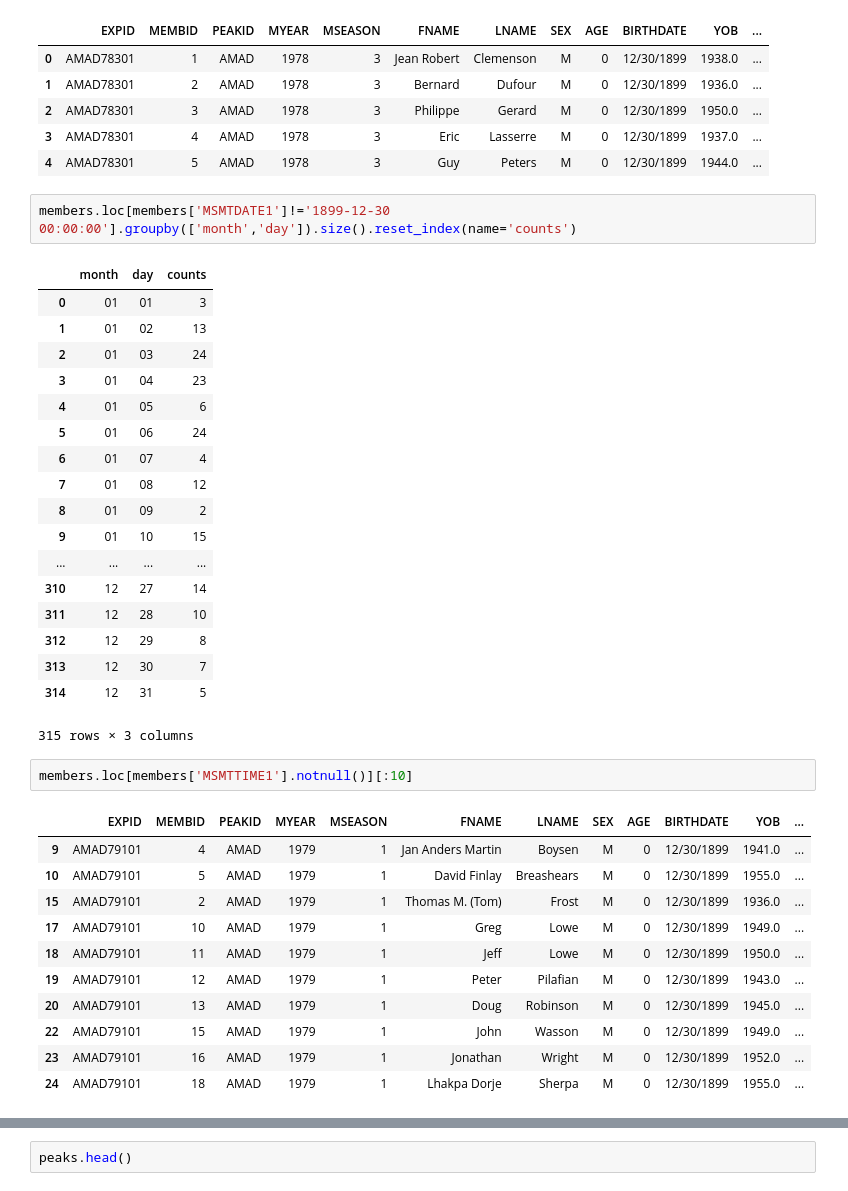
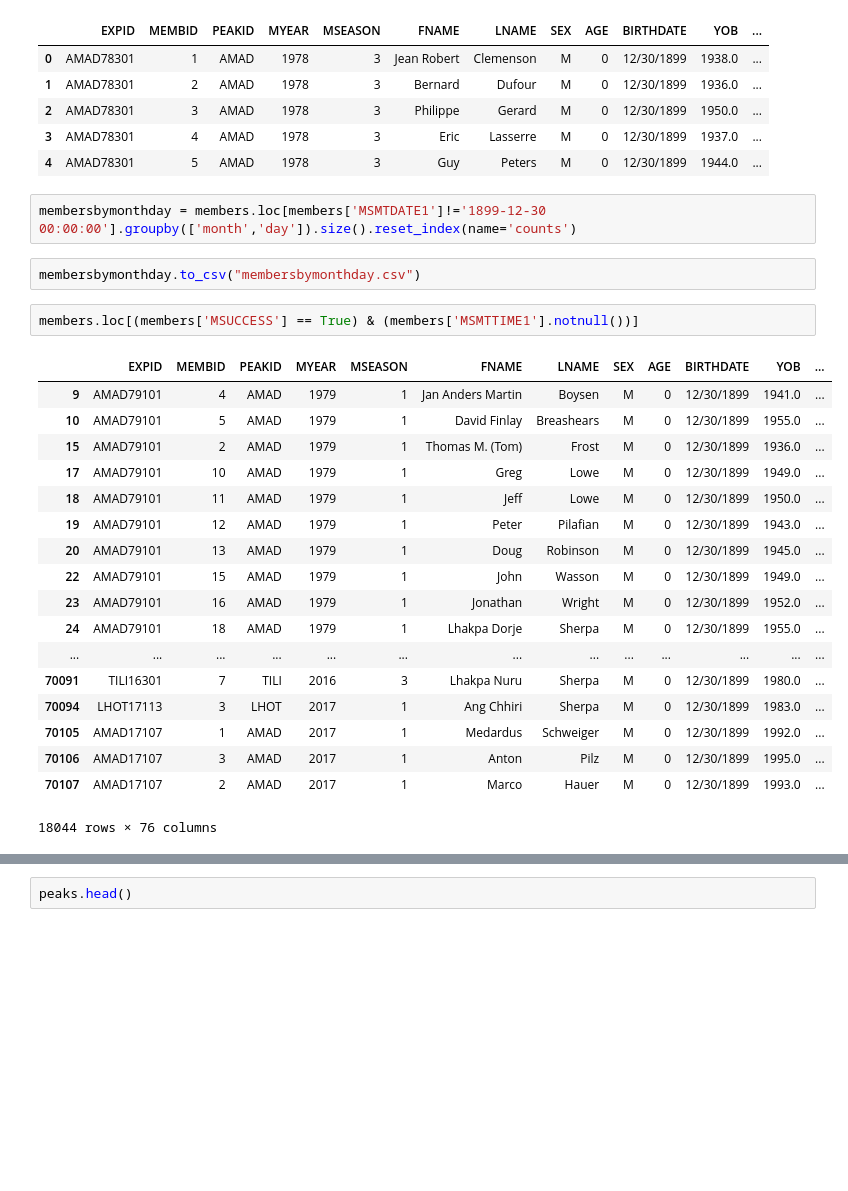
Before and after one commit to elbertwang3/himalayas, a Jupyter notebook: data/Untitled.ipynb, the cells around one changed output, grey strips where cells are left out. Cells and saved outputs as stored; diff of their text form; blank space fills up the shorter version.

```diff
--- a/data/Untitled.ipynb
+++ b/data/Untitled.ipynb
@@ -138,37 +126,27 @@ members.head()
 | 3 | AMAD78301 | 4 | AMAD | 1978 | 3 | Eric | Lasserre | M | 0 | 12/30/1899 | 1937.0 | ... |
 | 4 | AMAD78301 | 5 | AMAD | 1978 | 3 | Guy | Peters | M | 0 | 12/30/1899 | 1944.0 | ... |
 # %%
-members.loc[members['MSMTDATE1']!='1899-12-30 00:00:00'].groupby(['month','day']).size().reset_index(name='counts')
+membersbymonthday = members.loc[members['MSMTDATE1']!='1899-12-30 00:00:00'].groupby(['month','day']).size().reset_index(name='counts')
-# %% [output]
-|  | month | day | counts |
-| 0 | 01 | 01 | 3 |
-| 1 | 01 | 02 | 13 |
-| 2 | 01 | 03 | 24 |
-| 3 | 01 | 04 | 23 |
-| 4 | 01 | 05 | 6 |
-| 5 | 01 | 06 | 24 |
-| 6 | 01 | 07 | 4 |
-| 7 | 01 | 08 | 12 |
-| 8 | 01 | 09 | 2 |
-| 9 | 01 | 10 | 15 |
-| ... | ... | ... | ... |
-| 310 | 12 | 27 | 14 |
-| 311 | 12 | 28 | 10 |
-| 312 | 12 | 29 | 8 |
-| 313 | 12 | 30 | 7 |
-| 314 | 12 | 31 | 5 |
-315 rows × 3 columns
+# %%
+membersbymonthday.to_csv("membersbymonthday.csv")
 # %%
-members.loc[members['MSMTTIME1'].notnull()][:10]
+members.loc[(members['MSUCCESS'] == True) & (members['MSMTTIME1'].notnull())]
 # %% [output]
 |  | EXPID | MEMBID | PEAKID | MYEAR | MSEASON | FNAME | LNAME | SEX | AGE | BIRTHDATE | YOB | ... |
 | 9 | AMAD79101 | 4 | AMAD | 1979 | 1 | Jan Anders Martin | Boysen | M | 0 | 12/30/1899 | 1941.0 | ... |
 | 10 | AMAD79101 | 5 | AMAD | 1979 | 1 | David Finlay | Breashears | M | 0 | 12/30/1899 | 1955.0 | ... |
 | 15 | AMAD79101 | 2 | AMAD | 1979 | 1 | Thomas M. (Tom) | Frost | M | 0 | 12/30/1899 | 1936.0 | ... |
 | 17 | AMAD79101 | 10 | AMAD | 1979 | 1 | Greg | Lowe | M | 0 | 12/30/1899 | 1949.0 | ... |
 | 18 | AMAD79101 | 11 | AMAD | 1979 | 1 | Jeff | Lowe | M | 0 | 12/30/1899 | 1950.0 | ... |
 | 19 | AMAD79101 | 12 | AMAD | 1979 | 1 | Peter | Pilafian | M | 0 | 12/30/1899 | 1943.0 | ... |
 | 20 | AMAD79101 | 13 | AMAD | 1979 | 1 | Doug | Robinson | M | 0 | 12/30/1899 | 1945.0 | ... |
 | 22 | AMAD79101 | 15 | AMAD | 1979 | 1 | John | Wasson | M | 0 | 12/30/1899 | 1949.0 | ... |
 | 23 | AMAD79101 | 16 | AMAD | 1979 | 1 | Jonathan | Wright | M | 0 | 12/30/1899 | 1952.0 | ... |
 | 24 | AMAD79101 | 18 | AMAD | 1979 | 1 | Lhakpa Dorje | Sherpa | M | 0 | 12/30/1899 | 1955.0 | ... |
+| ... | ... | ... | ... | ... | ... | ... | ... | ... | ... | ... | ... | ... |
+| 70091 | TILI16301 | 7 | TILI | 2016 | 3 | Lhakpa Nuru | Sherpa | M | 0 | 12/30/1899 | 1980.0 | ... |
+| 70094 | LHOT17113 | 3 | LHOT | 2017 | 1 | Ang Chhiri | Sherpa | M | 0 | 12/30/1899 | 1983.0 | ... |
+| 70105 | AMAD17107 | 1 | AMAD | 2017 | 1 | Medardus | Schweiger | M | 0 | 12/30/1899 | 1992.0 | ... |
+| 70106 | AMAD17107 | 3 | AMAD | 2017 | 1 | Anton | Pilz | M | 0 | 12/30/1899 | 1995.0 | ... |
+| 70107 | AMAD17107 | 2 | AMAD | 2017 | 1 | Marco | Hauer | M | 0 | 12/30/1899 | 1993.0 | ... |
+18044 rows × 76 columns
```
Also changed, not shown: parts of 20 cells of this notebook, 12 other files.
